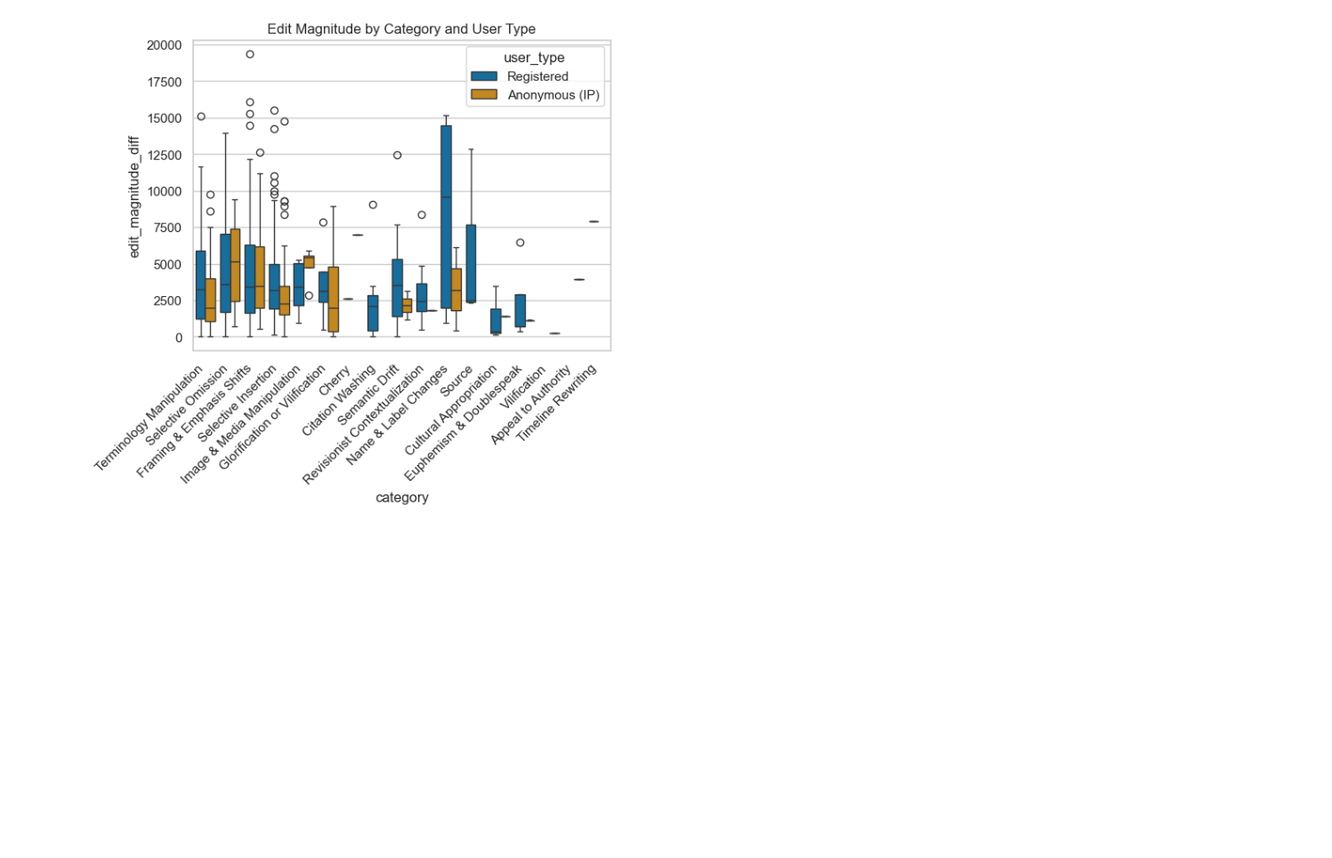
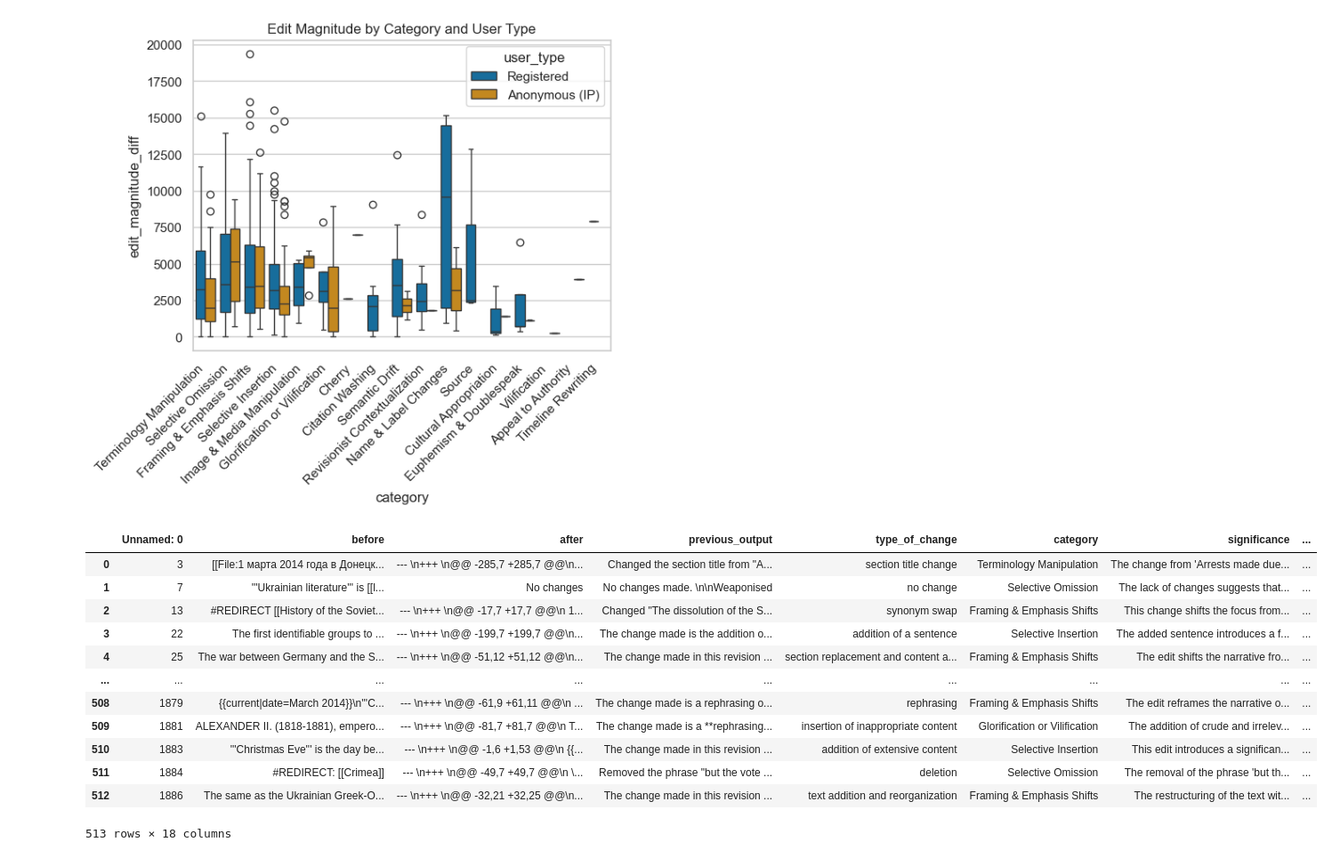
Before and after one commit to dh-epfl-students/dhlab-cultural-weaponisation-ukraine-benchmark, a Jupyter notebook: notebooks/maxime_fg_analysis.ipynb, the cells around one changed output. Shown at 89% size. Drawn from its saved outputs; the diff is of its cells as text; code cells hidden in the pictures; blank space fills up the shorter version.

```diff
--- a/notebooks/maxime_fg_analysis.ipynb
+++ b/notebooks/maxime_fg_analysis.ipynb
@@ -241,3 +256,19 @@ plt.title("Edit Magnitude by Category and User Type")
 plt.show()
 # %% [output]
 [figure]
+# %%
+df
+# %% [output]
+|  | Unnamed: 0 | before | after | previous_output | type_of_change | category | significance | ... |
+| 0 | 3 | [[File:1 марта 2014 года в Донецк... | --- \n+++ \n@@ -285,7 +285,7 @@\n... | Changed the section title from "A... | section title change | Terminology Manipulation | The change from 'Arrests made due... | ... |
+| 1 | 7 | '''Ukrainian literature''' is [[l... | No changes | No changes made. \n\nWeaponised | no change | Selective Omission | The lack of changes suggests that... | ... |
+| 2 | 13 | #REDIRECT [[History of the Soviet... | --- \n+++ \n@@ -17,7 +17,7 @@\n 1... | Changed "The dissolution of the S... | synonym swap | Framing & Emphasis Shifts | This change shifts the focus from... | ... |
+| 3 | 22 | The first identifiable groups to ... | --- \n+++ \n@@ -199,7 +199,7 @@\n... | The change made is the addition o... | addition of a sentence | Selective Insertion | The added sentence introduces a f... | ... |
+| 4 | 25 | The war between Germany and the S... | --- \n+++ \n@@ -51,12 +51,12 @@\n... | The change made in this revision ... | section replacement and content a... | Framing & Emphasis Shifts | The edit shifts the narrative fro... | ... |
+| ... | ... | ... | ... | ... | ... | ... | ... | ... |
+| 508 | 1879 | {{current|date=March 2014}}\n'''C... | --- \n+++ \n@@ -61,9 +61,11 @@\n ... | The change made is a rephrasing o... | rephrasing | Framing & Emphasis Shifts | The edit reframes the narrative o... | ... |
+| 509 | 1881 | ALEXANDER II. (1818-1881), empero... | --- \n+++ \n@@ -81,7 +81,7 @@\n T... | The change made is a **rephrasing... | insertion of inappropriate content | Glorification or Vilification | The addition of crude and irrelev... | ... |
+| 510 | 1883 | '''Christmas Eve''' is the day be... | --- \n+++ \n@@ -1,6 +1,53 @@\n {{... | The change made in this revision ... | addition of extensive content | Selective Insertion | This edit introduces a significan... | ... |
+| 511 | 1884 | #REDIRECT: [[Crimea]] | --- \n+++ \n@@ -49,7 +49,7 @@\n \... | Removed the phrase "but the vote ... | deletion | Selective Omission | The removal of the phrase 'but th... | ... |
+| 512 | 1886 | The same as the Ukrainian Greek-O... | --- \n+++ \n@@ -32,21 +32,25 @@\n... | The change made in this revision ... | text addition and reorganization | Framing & Emphasis Shifts | The restructuring of the text wit... | ... |
+513 rows × 18 columns
```
Also changed, not shown: parts of 1 cell of this notebook, 1 other file.
